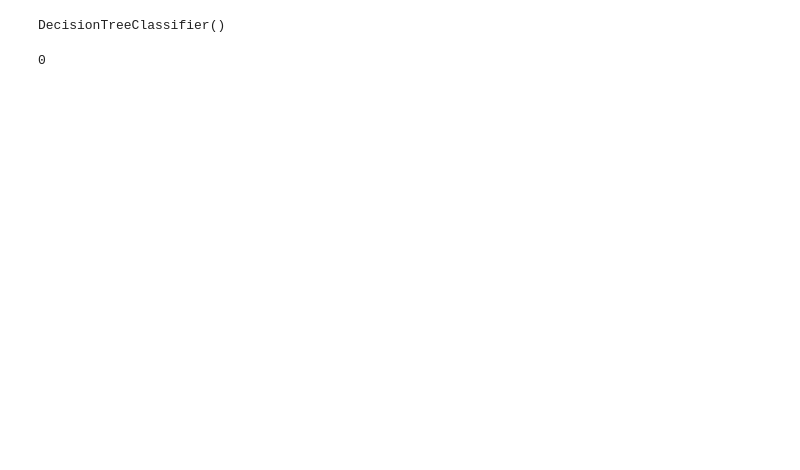
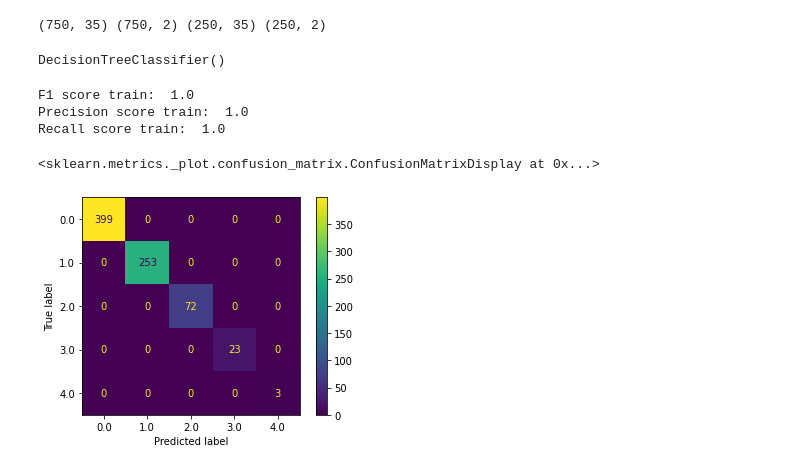
Before and after one commit to bbooss97/machine-learning, a Jupyter notebook: hw1/notebook.ipynb, the cells around one changed output. Drawn from its saved outputs; the diff is of its cells as text; code cells hidden in the pictures; blank space fills up the shorter version.

Commit message:
decision tree classifier

```diff
--- a/hw1/notebook.ipynb
+++ b/hw1/notebook.ipynb
@@ -1,8 +0,0 @@
-# %%
-import pandas as pd
-dataset=pd.read_csv("train_set.tsv", sep='\t', header=0)
-
-x = dataset.iloc[:,:-2]
-y = dataset.iloc[:,-2:]
-num_collisions=dataset.iloc[:,-2]
-min_CPA=dataset.iloc[:,-1]
@@ -29,10 +0,0 @@ Name: 1, dtype: float64
-# %%
-from sklearn import tree
-model=tree.DecisionTreeClassifier()
-model.fit(x,num_collisions)
-# %% [output]
-DecisionTreeClassifier()
-# %%
-print((model.predict(x)-num_collisions).sum())
-# %% [output]
-0
@@ -38,0 +20,29 @@ print((model.predict(x)-num_collisions).sum())
+# %%
+from sklearn.model_selection import train_test_split
+x_train, x_test, y_train, y_test = train_test_split(x, y)
+print(x_train.shape, y_train.shape, x_test.shape, y_test.shape)
+# %% [output]
+(750, 35) (750, 2) (250, 35) (250, 2)
+# %%
+
+from sklearn import tree
+model=tree.DecisionTreeClassifier()
+model.fit(x_train,y_train[:,0])
+
+#there is a lot of overfitting because decision trees try to memorize the dataset so i try to use random forest to tackle this problem
+# %% [output]
+DecisionTreeClassifier()
+# %%
+y_pred=model.predict(x_train)
+print("F1 score train: ",f1_score(y_train[:,0],y_pred,average='micro'))
+print("Precision score train: ",precision_score(y_train[:,0],y_pred,average='micro'))
+print("Recall score train: ",recall_score(y_train[:,0],y_pred,average='micro'))
+cm=confusion_matrix(y_train[:,0],y_pred)
+disp = ConfusionMatrixDisplay(confusion_matrix=cm,display_labels=model.classes_)
+disp.plot()
+# %% [output]
+F1 score train:  1.0
+Precision score train:  1.0
+Recall score train:  1.0
+<sklearn.metrics._plot.confusion_matrix.ConfusionMatrixDisplay at 0x...>
+[figure, added]
```
Also changed, not shown: parts of 5 cells of this notebook, 1 other file.
